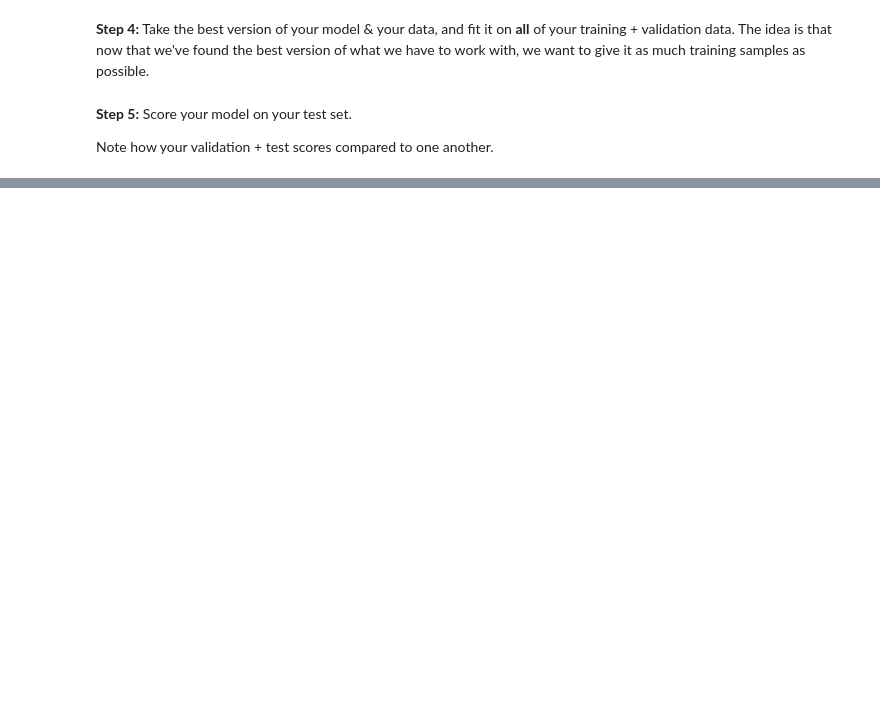
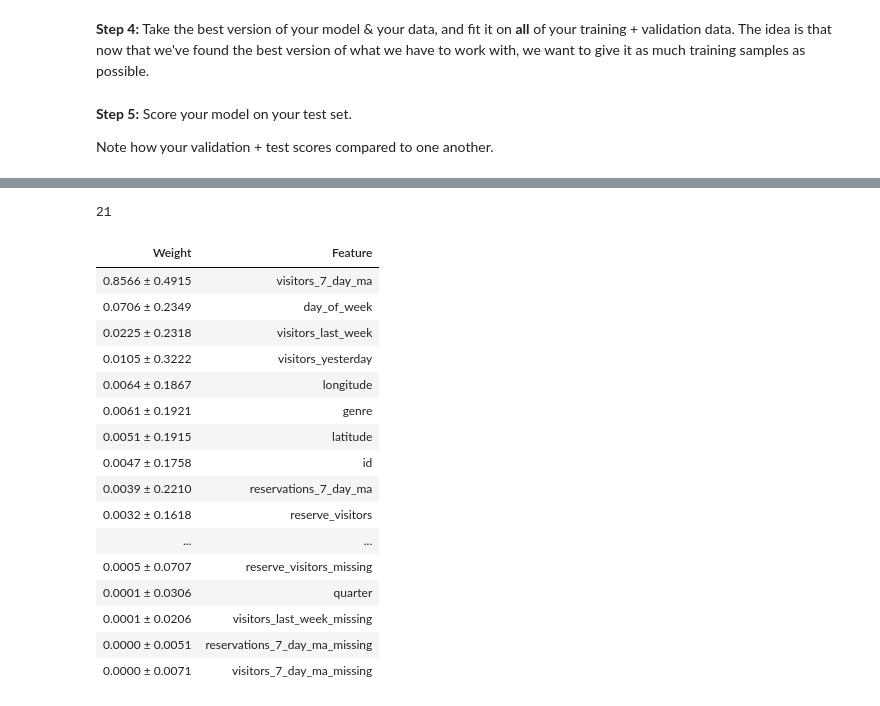
Before and after one commit to Lothdyn/my-1019-repo, a Jupyter notebook: ClassMaterial/Unit3/Class13/Labs/Gradient Boosting Lab - Model Validation - PRS Class 13 workings.ipynb, the cells around one changed output, grey strips where cells are left out. Saved outputs shown, nothing was run; the diff lists cells and outputs as text; code cells hidden in the pictures; blank space fills up the shorter version.

```diff
--- a/ClassMaterial/Unit3/Class13/Labs/Gradient Boosting Lab - Model Validation - PRS Class 13 workings.ipynb
+++ b/ClassMaterial/Unit3/Class13/Labs/Gradient Boosting Lab - Model Validation - PRS Class 13 workings.ipynb
@@ -254,0 +340,3 @@ Note how your validation + test scores compared to one another.
+# %%
+X_train_f, y_train_f = train_final.drop('visitors',axis=1), train_final['visitors']
+X_test_f, y_test_f = test_final.drop('visitors',axis=1), test_final['visitors']
@@ -254,0 +418,5 @@ Note how your validation + test scores compared to one another.
+# %%
+feature_list = X_train_f.columns.to_list()
+len(feature_list)
+# %% [output]
+21
@@ -254,0 +425,20 @@ Note how your validation + test scores compared to one another.
+# %%
+eli5.explain_weights(pipe_final.named_steps['gradientboostingregressor'],top=30,feature_names=feature_list)
+# %% [output]
+| Weight | Feature |
+| 0.8566 ± 0.4915 | visitors_7_day_ma |
+| 0.0706 ± 0.2349 | day_of_week |
+| 0.0225 ± 0.2318 | visitors_last_week |
+| 0.0105 ± 0.3222 | visitors_yesterday |
+| 0.0064 ± 0.1867 | longitude |
+| 0.0061 ± 0.1921 | genre |
+| 0.0051 ± 0.1915 | latitude |
+| 0.0047 ± 0.1758 | id |
+| 0.0039 ± 0.2210 | reservations_7_day_ma |
+| 0.0032 ± 0.1618 | reserve_visitors |
+| ... | ... |
+| 0.0005 ± 0.0707 | reserve_visitors_missing |
+| 0.0001 ± 0.0306 | quarter |
+| 0.0001 ± 0.0206 | visitors_last_week_missing |
+| 0.0000 ± 0.0051 | reservations_7_day_ma_missing |
+| 0.0000 ± 0.0071 | visitors_7_day_ma_missing |
```
Also changed, not shown: parts of 24 cells of this notebook, 1 other file.
